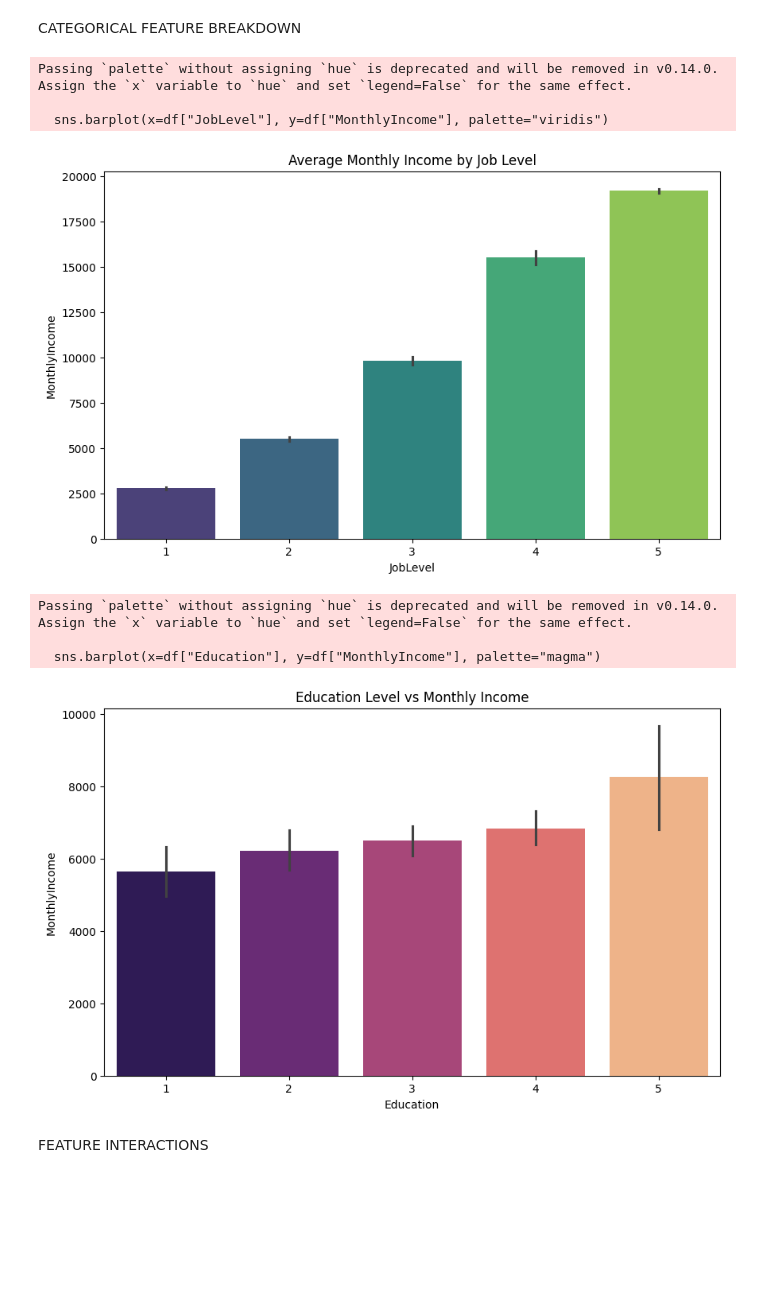
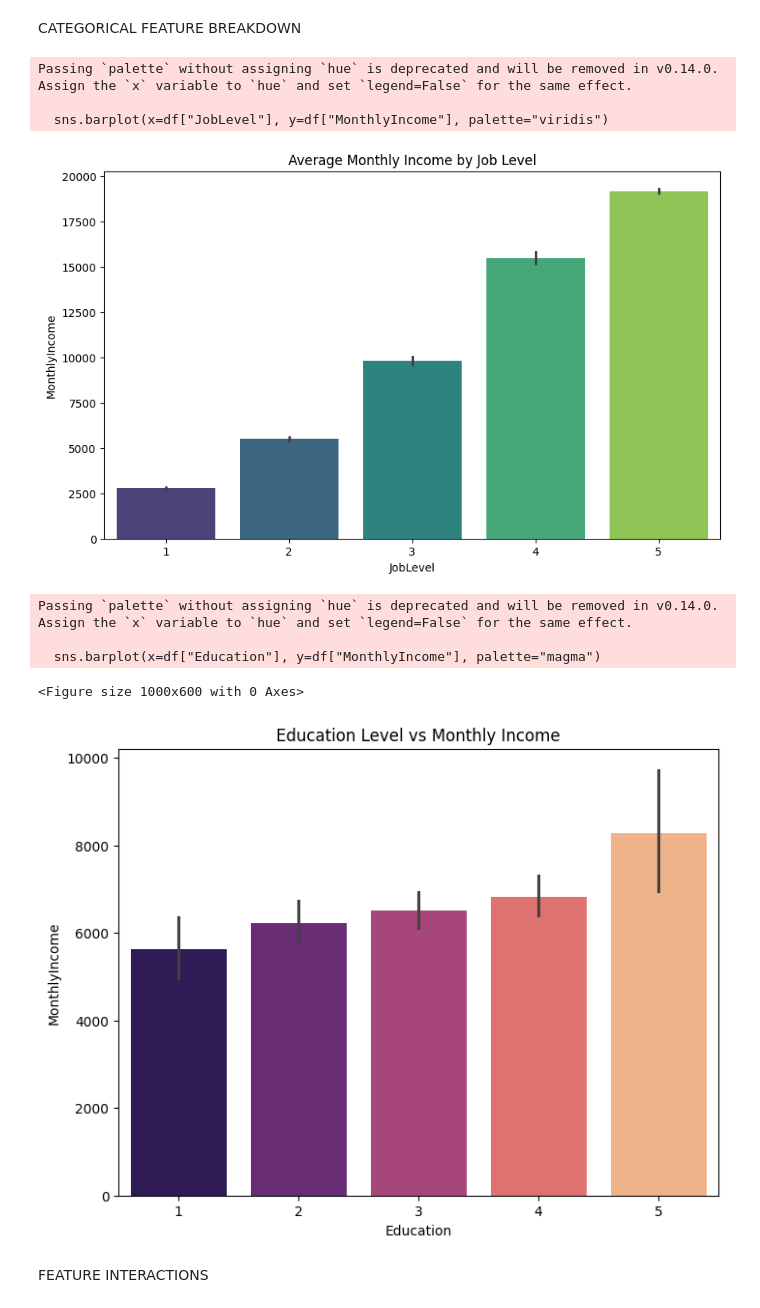
Before and after one commit to Deepika-SenthilKumar/Employee-Attrition-Analysis-and-Prediction, a Jupyter notebook: Employee.ipynb, the cells around one changed output. Drawn from its saved outputs; the diff is of its cells as text; code cells hidden in the pictures; blank space fills up the shorter version.

```diff
--- a/Employee.ipynb
+++ b/Employee.ipynb
@@ -169,25 +169,24 @@ CATEGORICAL FEATURE BREAKDOWN
 # %%
 plt.figure(figsize=(10, 6))
 sns.barplot(x=df["JobLevel"], y=df["MonthlyIncome"], palette="viridis")
 plt.title("Average Monthly Income by Job Level")
 plt.show()
 
 plt.figure(figsize=(10, 6))
 plt.figure(figsize=(8, 6))
-sns.violinplot(x=df["Attrition"], y=df["MonthlyIncome"], palette="muted")
-plt.title("Monthly Income vs Attrition")
 sns.barplot(x=df["Education"], y=df["MonthlyIncome"], palette="magma")
 plt.title("Education Level vs Monthly Income")
 plt.show()
 # %% [output]
 Passing `palette` without assigning `hue` is deprecated and will be removed in v0.14.0. Assign the `x` variable to `hue` and set `legend=False` for the same effect.
 
   sns.barplot(x=df["JobLevel"], y=df["MonthlyIncome"], palette="viridis")
 [figure]
 Passing `palette` without assigning `hue` is deprecated and will be removed in v0.14.0. Assign the `x` variable to `hue` and set `legend=False` for the same effect.
 
   sns.barplot(x=df["Education"], y=df["MonthlyIncome"], palette="magma")
+<Figure size 1000x600 with 0 Axes>
-[figure, old version]
+[figure, new version]
 # %% [markdown]
 FEATURE INTERACTIONS
 # %%
```
Also changed, not shown: parts of 1 cell of this notebook.
